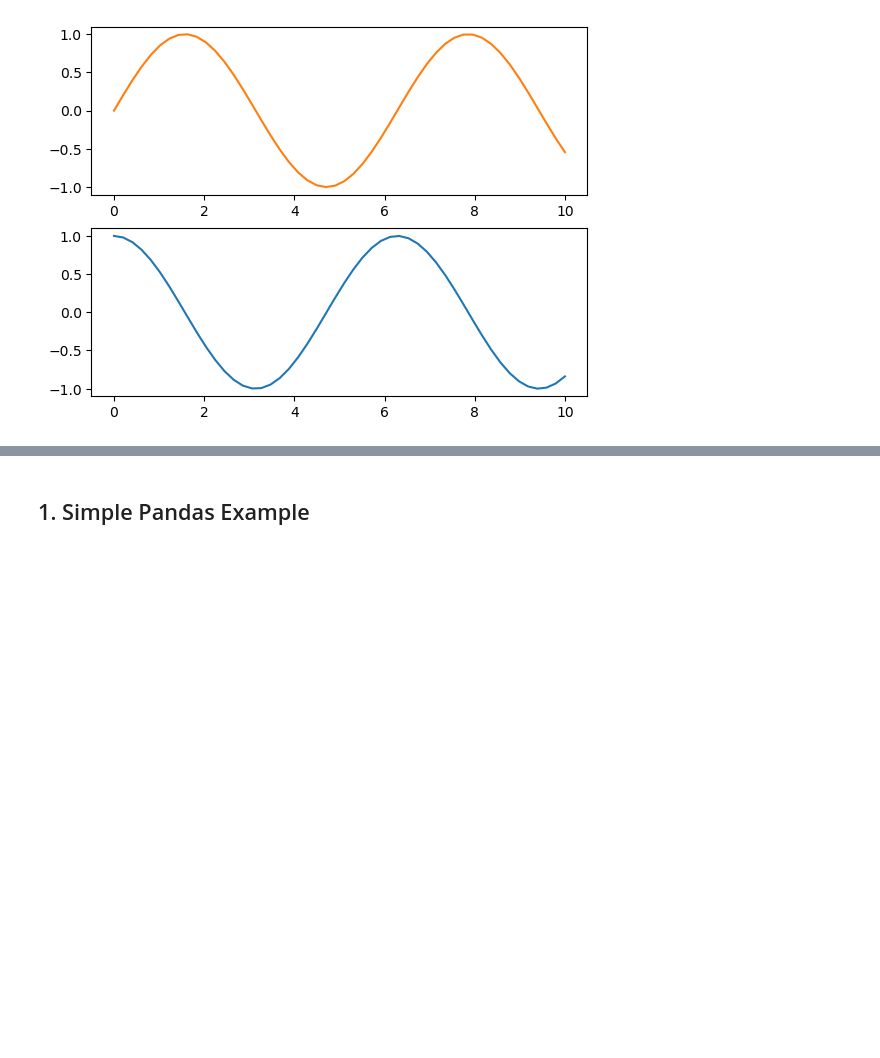
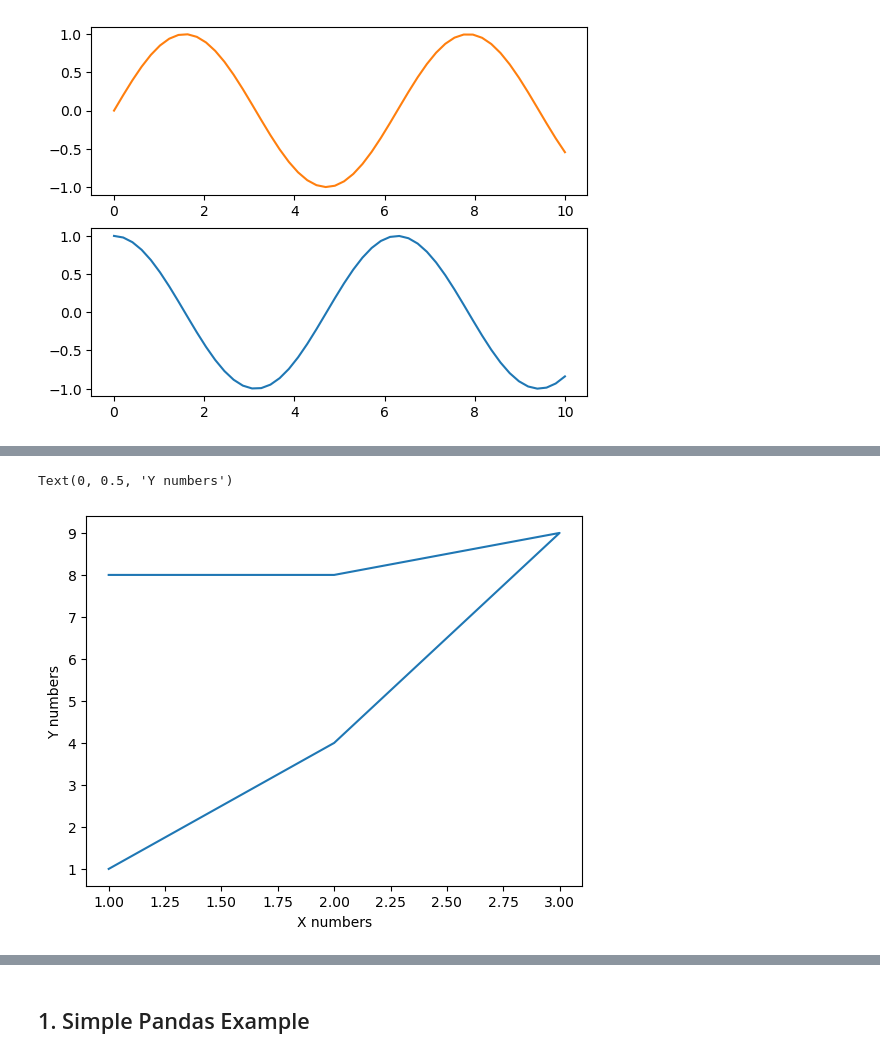
Before and after one commit to loic-roux-404/py-train, a Jupyter notebook: ml-solo/start-pandas.ipynb, the cells around one changed output, grey strips where cells are left out. Saved outputs shown, nothing was run; the diff lists cells and outputs as text; code cells hidden in the pictures; blank space fills up the shorter version.

```diff
--- a/ml-solo/start-pandas.ipynb
+++ b/ml-solo/start-pandas.ipynb
@@ -79,0 +121,8 @@ ax2.plot(X, Y2, color="C0")
+# %%
+#
+plt.plot([1,2,3,2,1], [1,4,9,8,8])
+plt.xlabel('X numbers')
+plt.ylabel('Y numbers')
+# %% [output]
+Text(0, 0.5, 'Y numbers')
+[figure, added]
```
Also changed, not shown: parts of 6 cells of this notebook, 5 other files.
